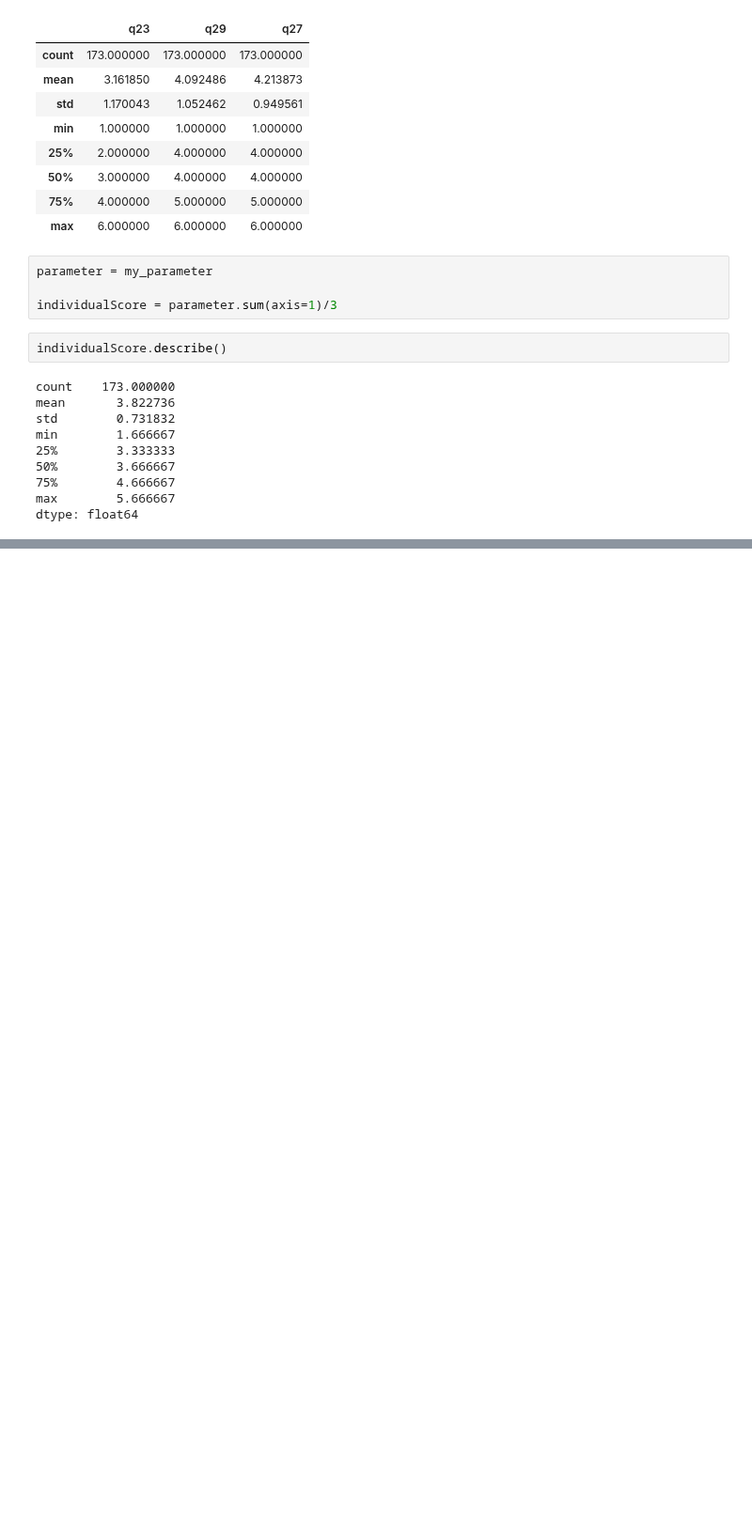
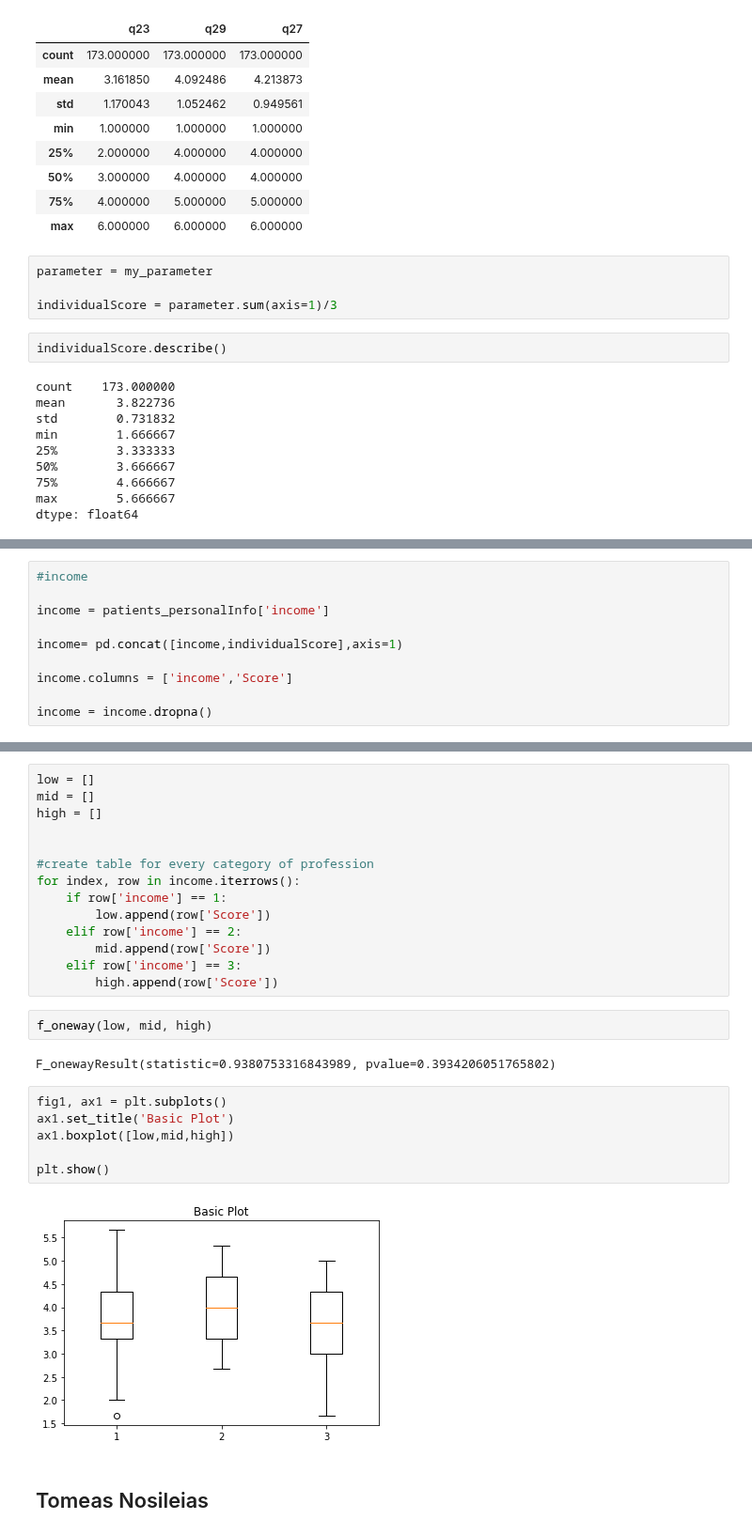
Before and after one commit to stathis99/Statistical-Analysis-for-Patient-Safety, a Jupyter notebook: Patient Analysis/correlation analysis/Parameter 3.ipynb, the cells around one changed output, grey strips where cells are left out. Shown at 94% size. Cells and saved outputs as stored; diff of their text form; blank space fills up the shorter version.

```diff
--- a/Patient Analysis/correlation analysis/Parameter 3.ipynb
+++ b/Patient Analysis/correlation analysis/Parameter 3.ipynb
@@ -100,0 +259,10 @@ dtype: float64
+# %%
+#income
+
+income = patients_personalInfo['income']
+
+income= pd.concat([income,individualScore],axis=1)
+
+income.columns = ['income','Score']
+
+income = income.dropna()
@@ -100,0 +289,28 @@ dtype: float64
+# %%
+low = []
+mid = []
+high = []
+
+
+#create table for every category of profession
+for index, row in income.iterrows():
+    if row['income'] == 1:
+        low.append(row['Score'])
+    elif row['income'] == 2:
+        mid.append(row['Score'])
+    elif row['income'] == 3:
+        high.append(row['Score'])
+# %%
+f_oneway(low, mid, high)
+# %% [output]
+F_onewayResult(statistic=0.9380753316843989, pvalue=0.3934206051765802)
+# %%
+fig1, ax1 = plt.subplots()
+ax1.set_title('Basic Plot')
+ax1.boxplot([low,mid,high])
+
+plt.show()
+# %% [output]
+[figure, added]
+# %% [markdown]
+## Tomeas Nosileias
```
Also changed, not shown: parts of 42 cells of this notebook, 2 other files.
